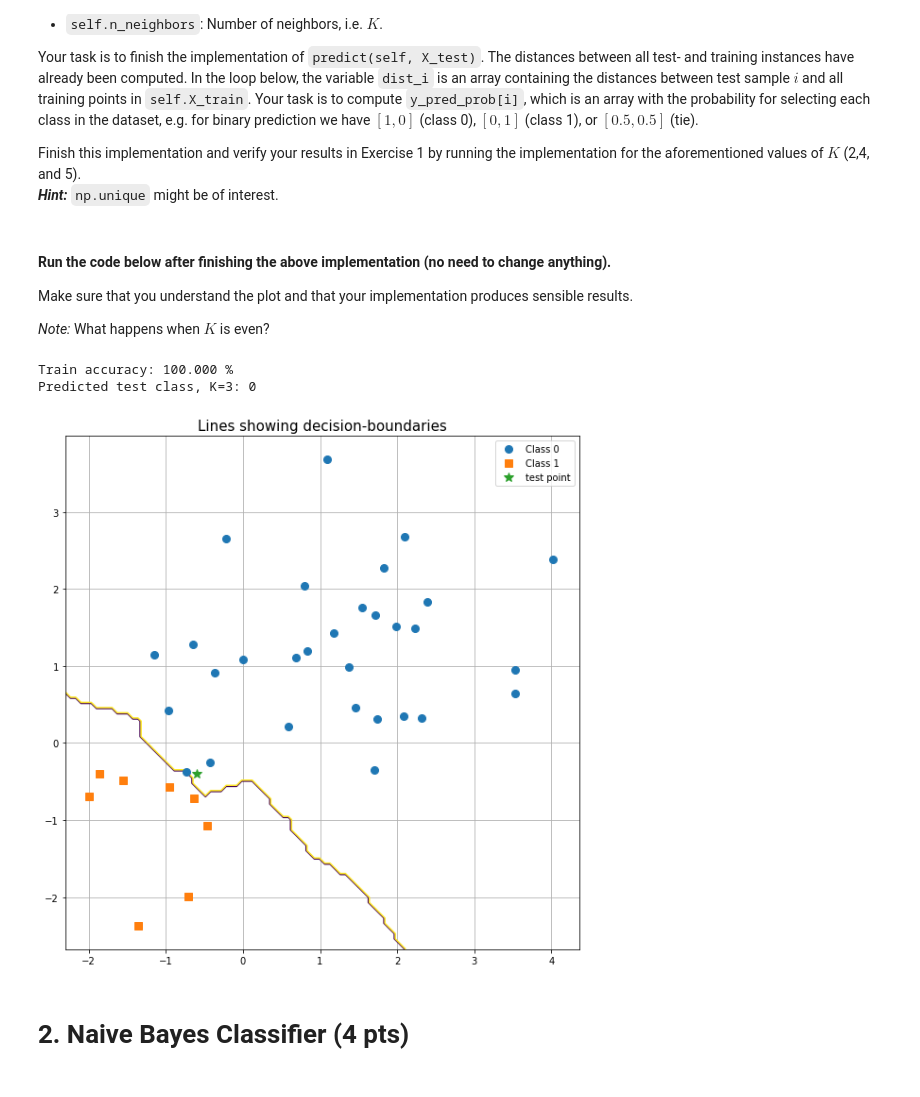
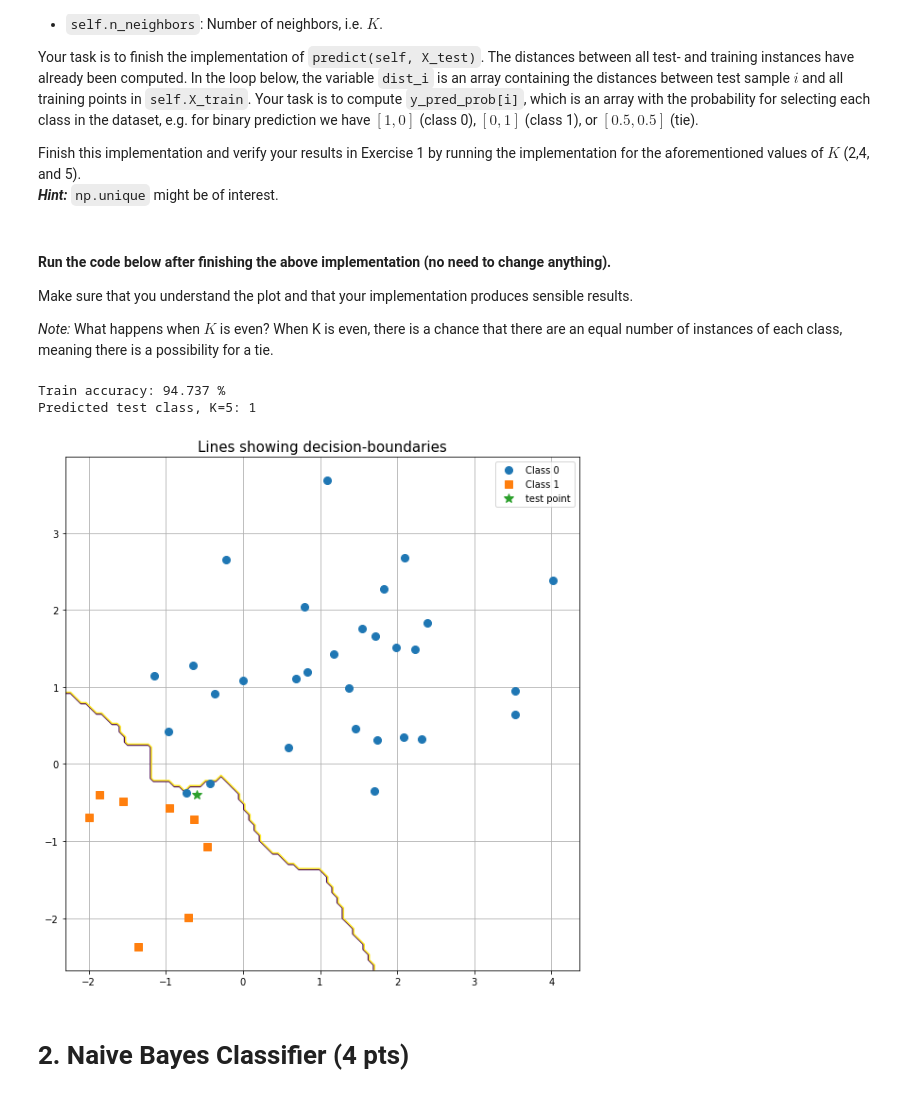
Before and after one commit to ArwinSaleh/Algorithms-for-Machine-Learning-and-Inference-TDA233, a Jupyter notebook: Hw2_2021.ipynb, the cells around one changed output. Drawn from its saved outputs; the diff is of its cells as text; code cells hidden in the pictures.

```diff
--- a/Hw2_2021.ipynb
+++ b/Hw2_2021.ipynb
@@ -176,7 +176,7 @@ class K_Nearest_Neighbors():
             for j in range(self.n_neighbors):
                 if self.y_train[np.where(dist_i == unique_dist[j])] == 0:
                     class_0 += 1
-                elif self.y_train[np.where(dist_i == unique_dist[j])] == 1:
+                else:
                     class_1 += 1
             if class_0 > class_1:
                 y_pred_prob[i,:] = [1,0]
@@ -195,27 +195,28 @@ class K_Nearest_Neighbors():
 Make sure that you understand the plot and that your implementation produces sensible results.
 
 *Note:* What happens when $K$ is even?
+When K is even, there is a chance that there are an equal number of instances of each class, meaning there is a possibility for a tie.
 # %%
 # Parameters (feel free to change)
-K = 3
+K = 5
 
 # Define and train the model
 model = K_Nearest_Neighbors(n_neighbors = K)
 model.fit(X_train, y_train)
 
 # Predictions
 y_pred_train,_ = model.predict(X_train)
 print("Train accuracy: %.3f %%" %(np.mean(y_pred_train == y_train)*100))
 y_pred_test,_ = model.predict(X_test)
 print("Predicted test class, K=%d: %d" %(K, y_pred_test))
 
 # Plot decision-boundaries
 fig, ax = plot_data(X_train, y_train, X_test, title = 'Lines showing decision-boundaries')
 fig, ax = decision_boundary(model, fig, ax, levels=[0.4, 0.6], labels = False)
 # %% [output]
-Train accuracy: 100.000 %
-Predicted test class, K=3: 0
+Train accuracy: 94.737 %
+Predicted test class, K=5: 1
-[figure, old version]
+[figure, new version]
 # %% [markdown]
 # 2. Naive Bayes Classifier (4 pts)
 # %% [markdown]
```
Also changed, not shown: parts of 3 cells of this notebook.
